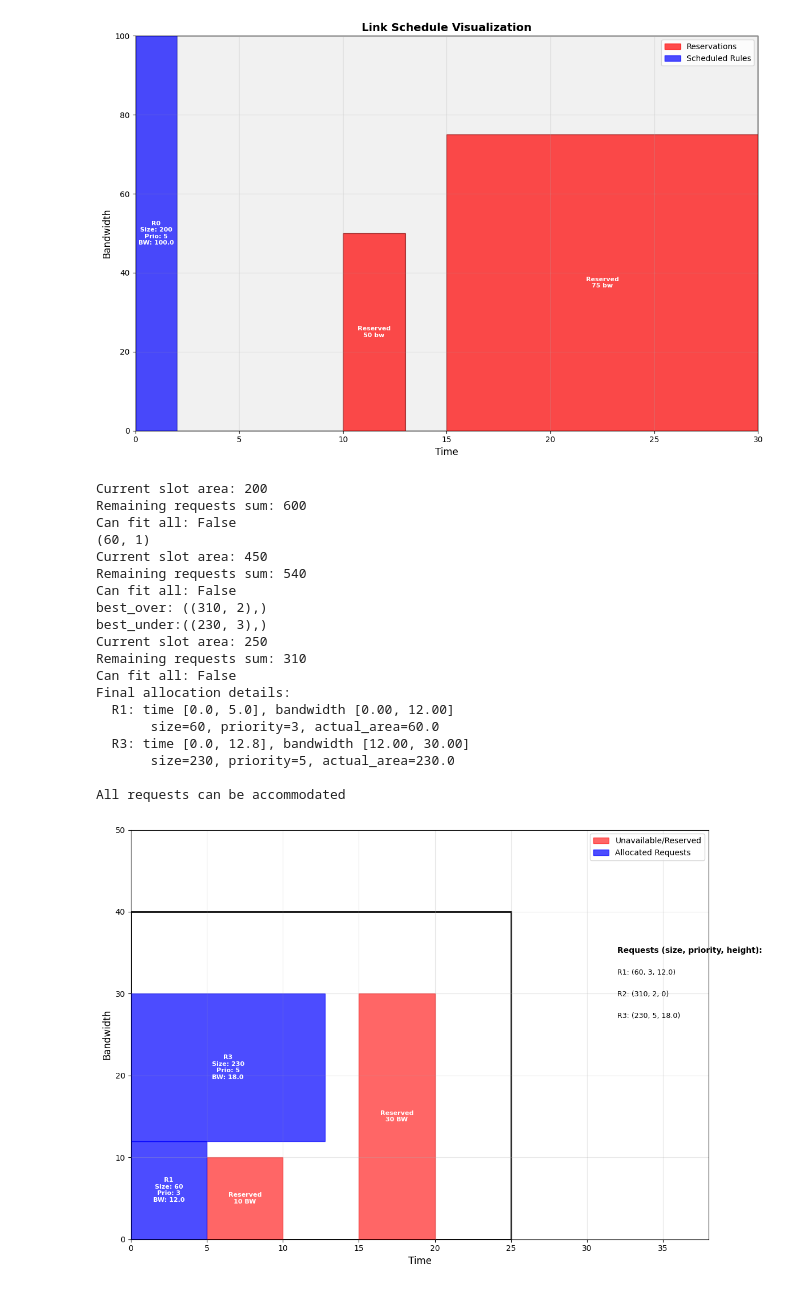
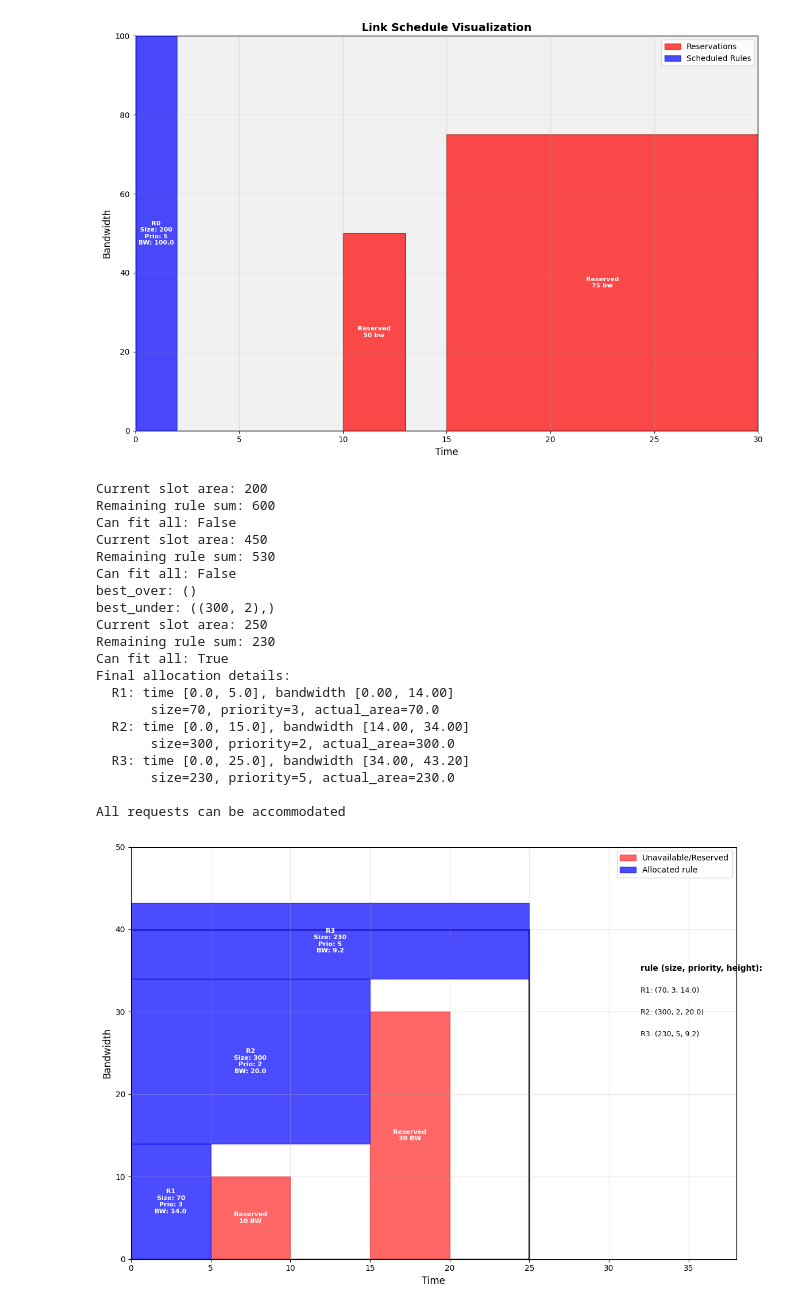
Before and after one commit to Grrivs3305/DMM_Updates, a Jupyter notebook: warehouse.ipynb, the cells around one changed output. Cells and saved outputs as stored; diff of their text form; code cells hidden in the pictures.

```diff
--- a/warehouse.ipynb
+++ b/warehouse.ipynb
@@ -95,60 +95,32 @@ visualize_link_schedule(rules, bandwidth, reservations, results)
 Scheduled rules:
 rule 0: time 0.00-2.00, bandwidth 100.0
 [figure]
-# %%
-from find_least_waste import (
-    get_next_slot, compute_slot_areas, r_sorted_by_area,
-    find_r_slot_with_allocation, visualize_integrated_schedule
-)
-
-def run_find_least_waste(unavailable_slots, total_slots, request_r):
-    slot_rects = get_next_slot(unavailable_slots, total_slots)
-    slot_areas = compute_slot_areas(slot_rects)
-    request_areas = r_sorted_by_area(request_r)
-
-    for area, rid in request_areas:
-        size, priority = request_r[rid-1]
-
-    result_texts, allocations, waste_rects, total_available_area, total_r_area = find_r_slot_with_allocation(
-        request_areas, slot_areas, slot_rects, unavailable_slots, request_r
-    )
-    print("Final allocation details:")
-    for x1, x2, y1, y2, rid in allocations:
-        size, priority = request_r[rid-1]
-        print(f"  R{rid}: time [{x1:.1f}, {x2:.1f}], bandwidth [{y1:.2f}, {y2:.2f}]")
-        print(f"       size={size}, priority={priority}, actual_area={(x2-x1)*(y2-y1):.1f}")
-    print()
-
-    if total_available_area < total_r_area:
-        print(f"Need to extend space (shortage: {total_r_area - total_available_area})")
-    else:
-        print("All requests can be accommodated")
-
-    visualize_integrated_schedule(request_r, unavailable_slots, total_slots, allocations, waste_rects)
 # %%
-unavailable_slots = {(5, 10, 10),(15, 20, 30)}
-total_slots = {(0, 25, 40)}
-request_r = [(60, 3), (310, 2), (230, 5)]
+from find_least_waste import run_find_least_waste
+rules=[(70, 3), (300, 2), (230, 5)]
+main_slot=(40, 25) # bandwidth, time
+reservations=[(5, 10, 10),(15, 20, 30)] # unavailable slot
 # %%
-run_find_least_waste(unavailable_slots, total_slots, request_r)
+run_find_least_waste(reservations, main_slot, rules)
 # %% [output]
 Current slot area: 200
-Remaining requests sum: 600
+Remaining rule sum: 600
 Can fit all: False
-(60, 1)
 Current slot area: 450
-Remaining requests sum: 540
+Remaining rule sum: 530
 Can fit all: False
-best_over: ((310, 2),)
-best_under:((230, 3),)
+best_over: ()
+best_under: ((300, 2),)
 Current slot area: 250
-Remaining requests sum: 310
-Can fit all: False
+Remaining rule sum: 230
+Can fit all: True
 Final allocation details:
-  R1: time [0.0, 5.0], bandwidth [0.00, 12.00]
-       size=60, priority=3, actual_area=60.0
-  R3: time [0.0, 12.8], bandwidth [12.00, 30.00]
+  R1: time [0.0, 5.0], bandwidth [0.00, 14.00]
+       size=70, priority=3, actual_area=70.0
+  R2: time [0.0, 15.0], bandwidth [14.00, 34.00]
+       size=300, priority=2, actual_area=300.0
+  R3: time [0.0, 25.0], bandwidth [34.00, 43.20]
        size=230, priority=5, actual_area=230.0
 
 All requests can be accommodated
-[figure, old version]
+[figure, new version]
```
Also changed, not shown: parts of 1 cell of this notebook, 1 other file.
